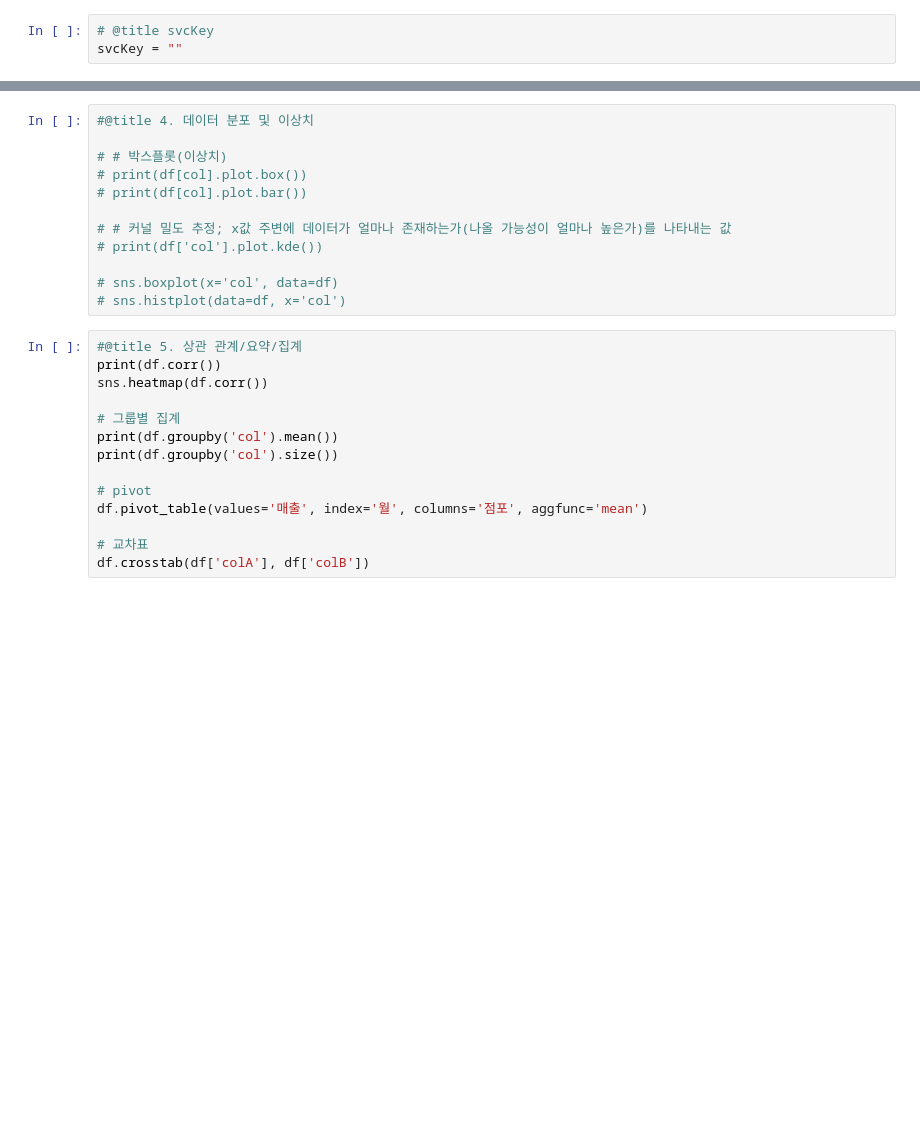
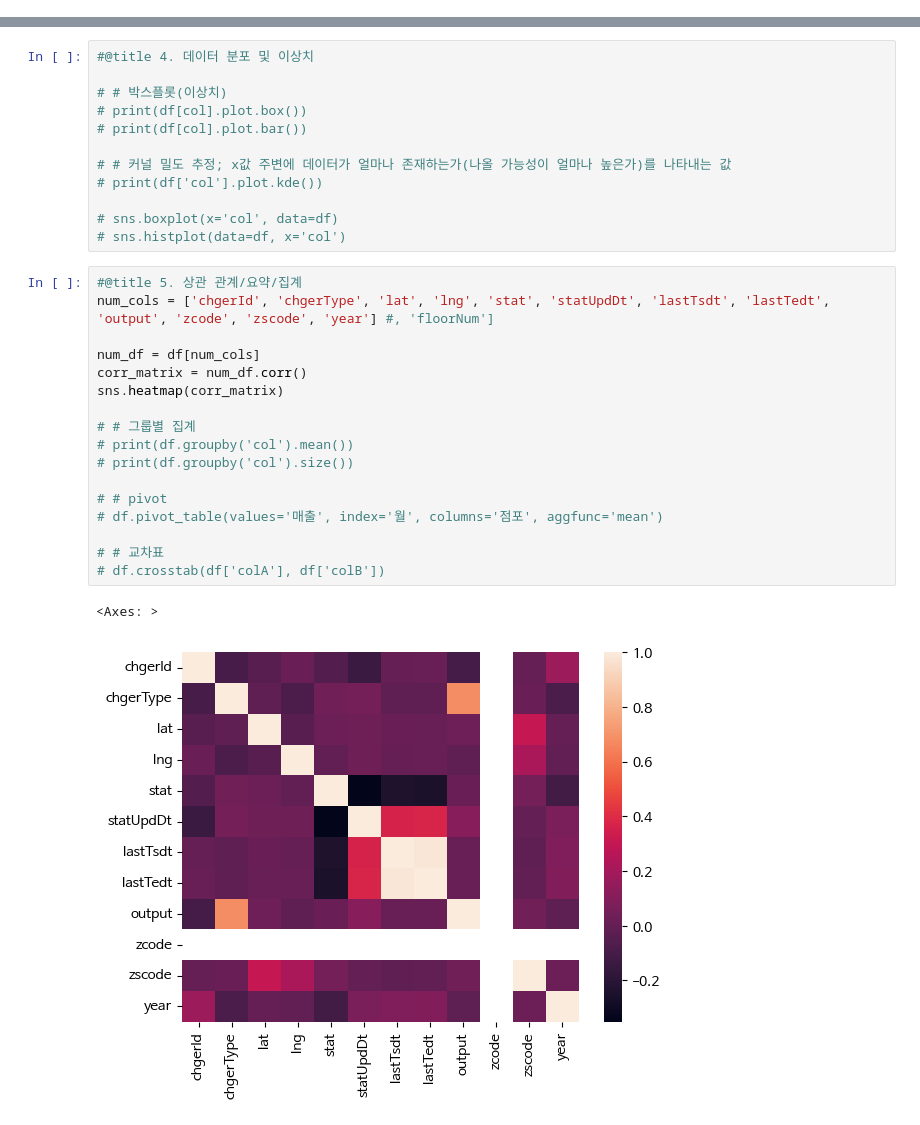
Before and after one commit to EmJayAnt/datatraining, a Jupyter notebook: charger.ipynb, the cells around one changed output, grey strips where cells are left out. Cells and saved outputs as stored; diff of their text form; blank space fills up the shorter version.

```diff
--- a/charger.ipynb
+++ b/charger.ipynb
@@ -28,9 +52,6 @@ fonts-nanum-coding is already the newest version (2.5-3).
 fc-cache: succeeded
 # %% [markdown]
 # 데이터 수집
-# %%
-# @title svcKey
-svcKey = ""
 # %%
 #@title 1. API 데이터 수집 테스트
 import requests
@@ -394,18 +415,24 @@ plt.show()
 # sns.histplot(data=df, x='col')
 # %%
 #@title 5. 상관 관계/요약/집계
-print(df.corr())
-sns.heatmap(df.corr())
+num_cols = ['chgerId', 'chgerType', 'lat', 'lng', 'stat', 'statUpdDt', 'lastTsdt', 'lastTedt', 'output', 'zcode', 'zscode', 'year'] #, 'floorNum']
 
-# 그룹별 집계
-print(df.groupby('col').mean())
-print(df.groupby('col').size())
+num_df = df[num_cols]
+corr_matrix = num_df.corr()
+sns.heatmap(corr_matrix)
 
-# pivot
-df.pivot_table(values='매출', index='월', columns='점포', aggfunc='mean')
+# # 그룹별 집계
+# print(df.groupby('col').mean())
+# print(df.groupby('col').size())
 
-# 교차표
-df.crosstab(df['colA'], df['colB'])
+# # pivot
+# df.pivot_table(values='매출', index='월', columns='점포', aggfunc='mean')
+
+# # 교차표
+# df.crosstab(df['colA'], df['colB'])
+# %% [output]
+<Axes: >
+[figure, added]
 # %%
 #@title 6. 필터링/정렬/변환/리포팅
 # 조건 필터
```
Also changed, not shown: parts of 11 cells of this notebook, 1 other file.
